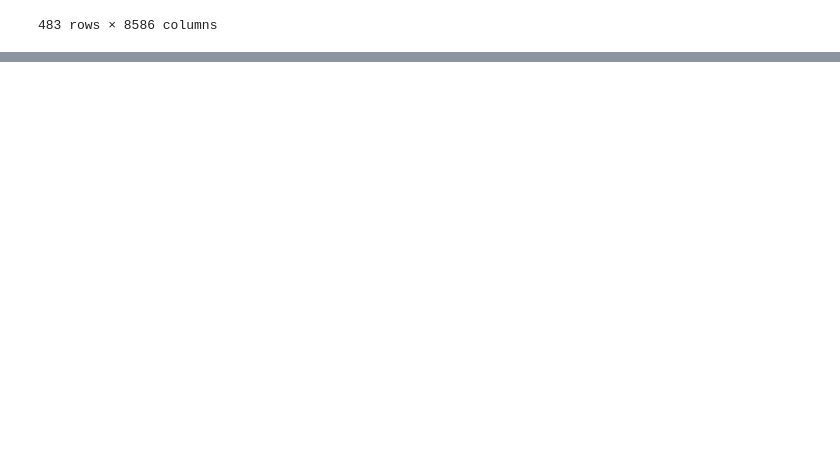
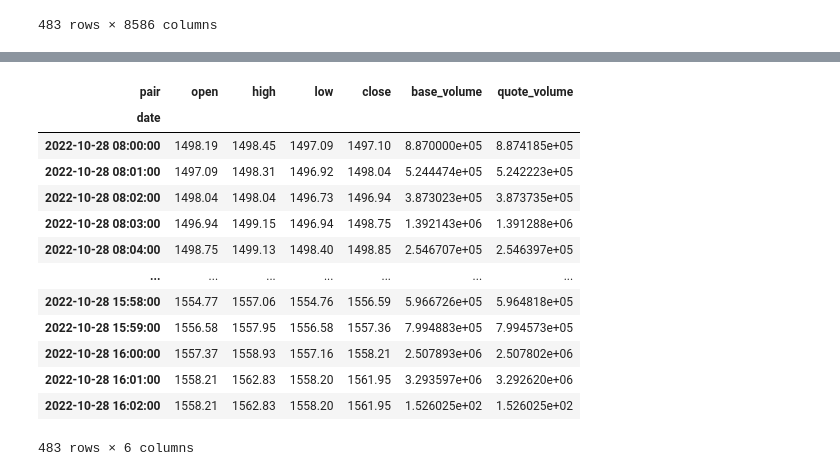
Before and after one commit to Humbleman72/crypto_bot, a Jupyter notebook: crypto_logger_output_1min.ipynb, the cells around one changed output, grey strips where cells are left out. Saved outputs shown, nothing was run; the diff lists cells and outputs as text; code cells hidden in the pictures; blank space fills up the shorter version.

```diff
--- a/crypto_logger_output_1min.ipynb
+++ b/crypto_logger_output_1min.ipynb
@@ -977,0 +820,17 @@ conversion_table_mixed['not_inverted']['BDOT']['BDOTDOT']
+# %%
+new_conversion_table['ETH']
+# %% [output]
+| pair | open | high | low | close | base_volume | quote_volume |
+| date |  |  |  |  |  |  |
+| 2022-10-28 08:00:00 | 1498.19 | 1498.45 | 1497.09 | 1497.10 | 8.870000e+05 | 8.874185e+05 |
+| 2022-10-28 08:01:00 | 1497.09 | 1498.31 | 1496.92 | 1498.04 | 5.244474e+05 | 5.242223e+05 |
+| 2022-10-28 08:02:00 | 1498.04 | 1498.04 | 1496.73 | 1496.94 | 3.873023e+05 | 3.873735e+05 |
+| 2022-10-28 08:03:00 | 1496.94 | 1499.15 | 1496.94 | 1498.75 | 1.392143e+06 | 1.391288e+06 |
+| 2022-10-28 08:04:00 | 1498.75 | 1499.13 | 1498.40 | 1498.85 | 2.546707e+05 | 2.546397e+05 |
+| ... | ... | ... | ... | ... | ... | ... |
+| 2022-10-28 15:58:00 | 1554.77 | 1557.06 | 1554.76 | 1556.59 | 5.966726e+05 | 5.964818e+05 |
+| 2022-10-28 15:59:00 | 1556.58 | 1557.95 | 1556.58 | 1557.36 | 7.994883e+05 | 7.994573e+05 |
+| 2022-10-28 16:00:00 | 1557.37 | 1558.93 | 1557.16 | 1558.21 | 2.507893e+06 | 2.507802e+06 |
+| 2022-10-28 16:01:00 | 1558.21 | 1562.83 | 1558.20 | 1561.95 | 3.293597e+06 | 3.292620e+06 |
+| 2022-10-28 16:02:00 | 1558.21 | 1562.83 | 1558.20 | 1561.95 | 1.526025e+02 | 1.526025e+02 |
+483 rows × 6 columns
```
Also changed, not shown: parts of 21 cells of this notebook, 1 other file.
